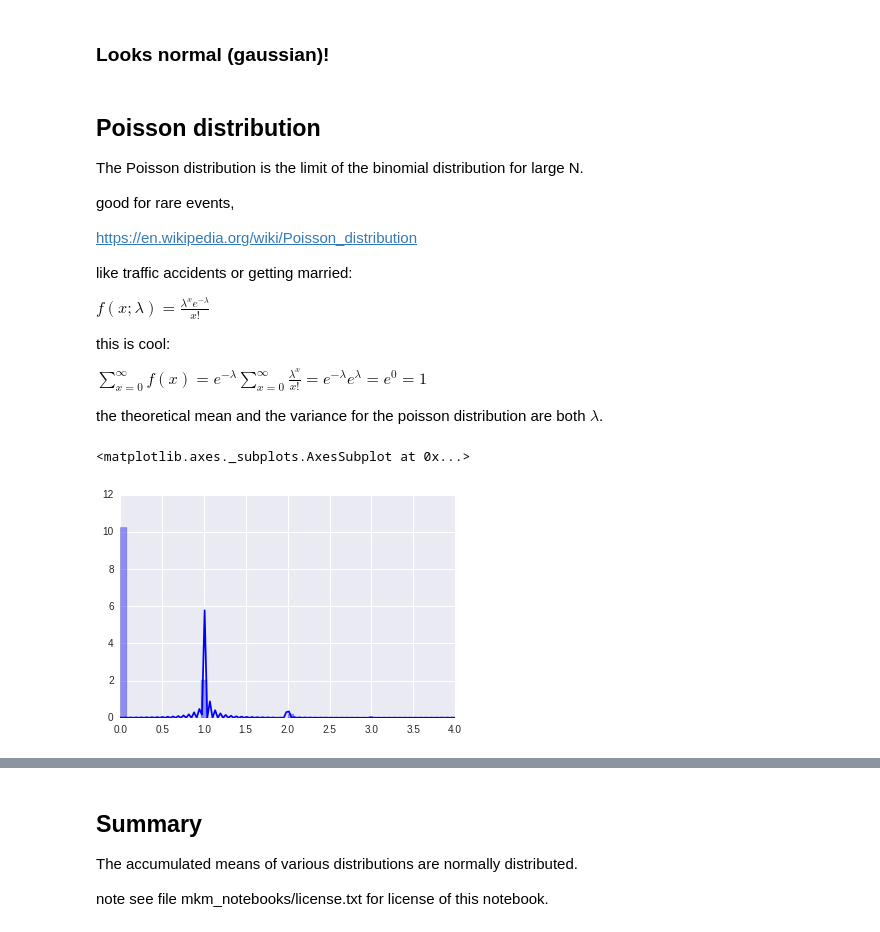
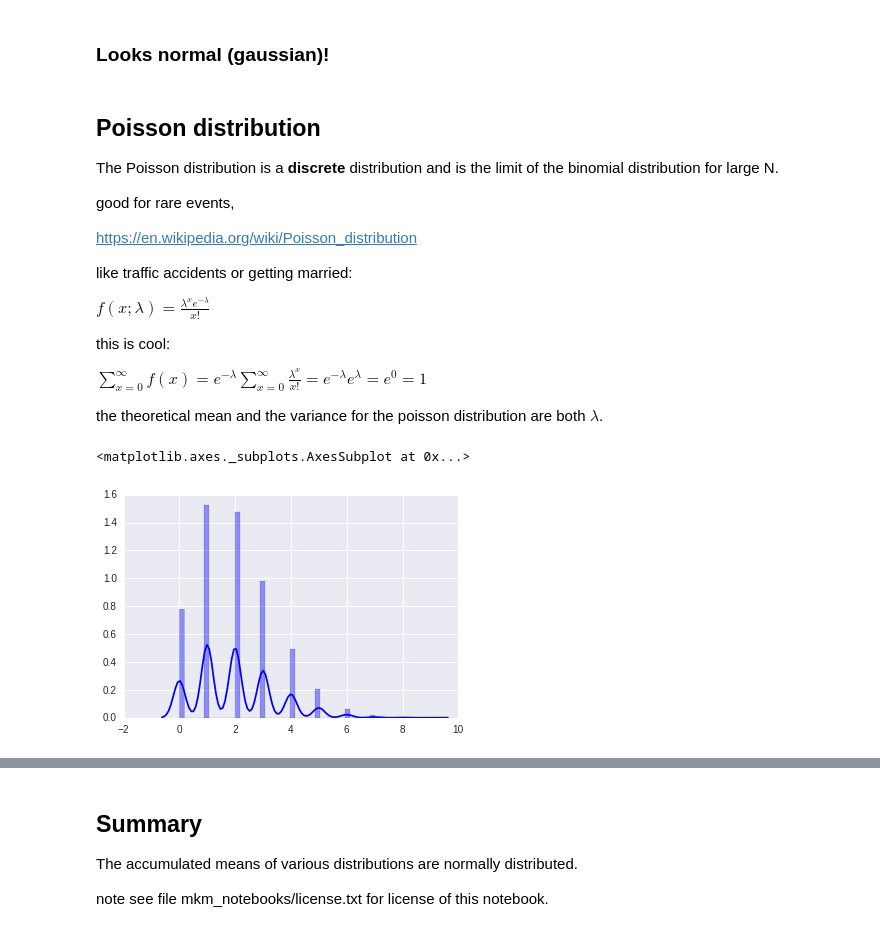
Before and after one commit to matthewmacleod/mkm_notebooks, a Jupyter notebook: ctl.ipynb, the cells around one changed output, grey strips where cells are left out. Cells and saved outputs as stored; diff of their text form; code cells hidden in the pictures.

```diff
--- a/ctl.ipynb
+++ b/ctl.ipynb
@@ -171,7 +164,8 @@ sns.distplot(means, color="m")
 # %% [markdown]
 ## Poisson distribution
 
-The Poisson distribution is the limit of the binomial distribution for large N.
+
+The Poisson distribution is a **discrete** distribution and is the limit of the binomial distribution for large N.
 
 good for rare events,
 
@@ -194,10 +188,10 @@ def poisson_pdf(x, lamb=0.2):
     else:
         return 0.0
 # %%
-lamb = 0.2
+lamb = 2
 n_sample = 20000
 pp = np.random.poisson(lamb, n_sample)
 sns.distplot(pp, color="blue")
 # %% [output]
 <matplotlib.axes._subplots.AxesSubplot at 0x...>
-[figure, old version]
+[figure, new version]
```
Also changed, not shown: parts of 12 cells of this notebook.
